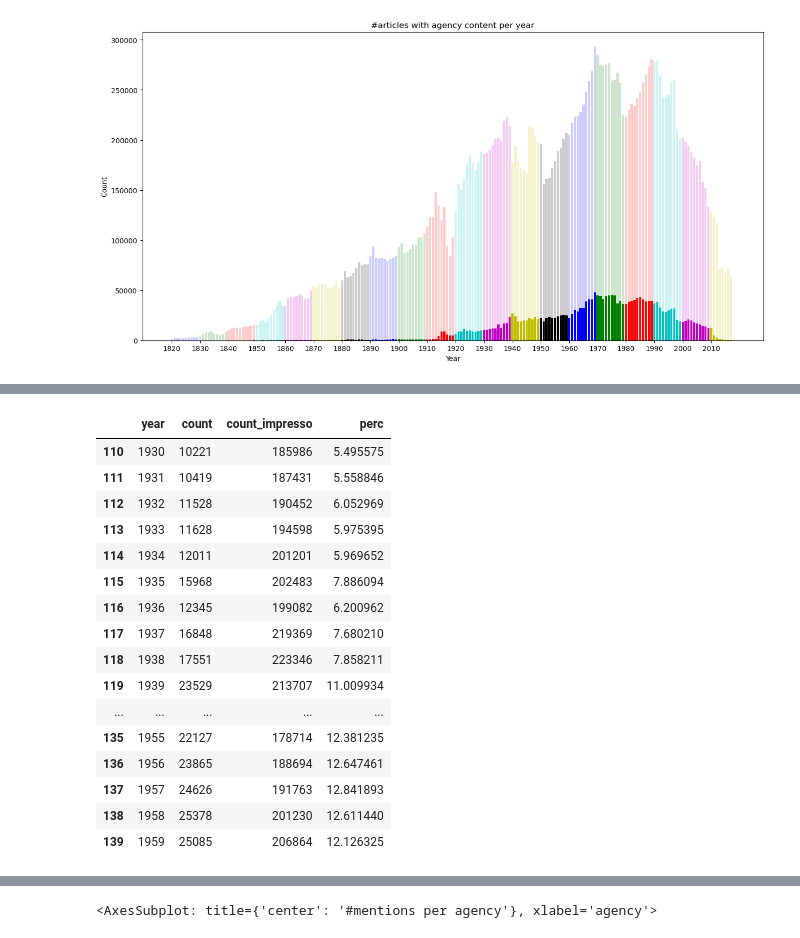
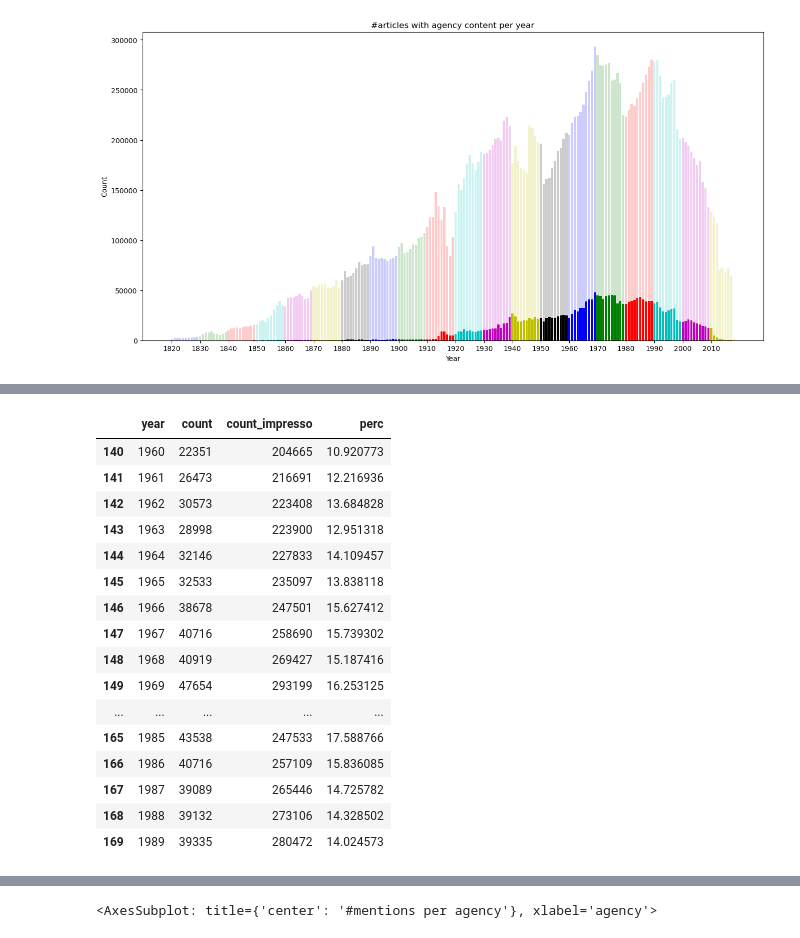
Before and after one commit to impresso/newsagency-classification, a Jupyter notebook: notebooks/4_analysis/descriptive_analysis.ipynb, the cells around one changed output, grey strips where cells are left out. Cells and saved outputs as stored; diff of their text form; code cells hidden in the pictures.

```diff
--- a/notebooks/4_analysis/descriptive_analysis.ipynb
+++ b/notebooks/4_analysis/descriptive_analysis.ipynb
@@ -8,6 +10,5 @@ from collections import Counter
+# %%
+data_path = "data/"
+output_path = "data/"
 # %% [markdown]
 ## Import Data
-# %%
-data_path = "../na_mentions_final/"
-data_folders = sorted([folder for folder in os.listdir(data_path)])
-output_path = "data/"
@@ -154,3 +15,11 @@ articles.head()
+# %%
+mentions_fr = pd.read_pickle(data_path + "mentions_fr.pkl")
+mentions_de = pd.read_pickle(data_path + 'mentions_de.pkl')
+mentions_all = pd.concat([mentions_fr, mentions_de])
+
+articles_fr = pd.read_pickle(data_path + "articles_fr.pkl")
+articles_de = pd.read_pickle(data_path + 'articles_de.pkl')
+articles = pd.concat([articles_fr, articles_de])
 # %%
 #divide by country
 mentions_ch = mentions_all[mentions_all['country'] == 'CH']
@@ -277,20 +183,20 @@ plt.show()
 # %%
-stats_per_year[stats_per_year['year'].isin(list(range(1930, 1960)))]
+stats_per_year[stats_per_year['year'].isin(list(range(1960, 1990)))]
 # %% [output]
 |  | year | count | count_impresso | perc |
-| 110 | 1930 | 10221 | 185986 | 5.495575 |
-| 111 | 1931 | 10419 | 187431 | 5.558846 |
-| 112 | 1932 | 11528 | 190452 | 6.052969 |
-| 113 | 1933 | 11628 | 194598 | 5.975395 |
-| 114 | 1934 | 12011 | 201201 | 5.969652 |
-| 115 | 1935 | 15968 | 202483 | 7.886094 |
-| 116 | 1936 | 12345 | 199082 | 6.200962 |
-| 117 | 1937 | 16848 | 219369 | 7.680210 |
-| 118 | 1938 | 17551 | 223346 | 7.858211 |
-| 119 | 1939 | 23529 | 213707 | 11.009934 |
+| 140 | 1960 | 22351 | 204665 | 10.920773 |
+| 141 | 1961 | 26473 | 216691 | 12.216936 |
+| 142 | 1962 | 30573 | 223408 | 13.684828 |
+| 143 | 1963 | 28998 | 223900 | 12.951318 |
+| 144 | 1964 | 32146 | 227833 | 14.109457 |
+| 145 | 1965 | 32533 | 235097 | 13.838118 |
+| 146 | 1966 | 38678 | 247501 | 15.627412 |
+| 147 | 1967 | 40716 | 258690 | 15.739302 |
+| 148 | 1968 | 40919 | 269427 | 15.187416 |
+| 149 | 1969 | 47654 | 293199 | 16.253125 |
 | ... | ... | ... | ... | ... |
-| 135 | 1955 | 22127 | 178714 | 12.381235 |
-| 136 | 1956 | 23865 | 188694 | 12.647461 |
-| 137 | 1957 | 24626 | 191763 | 12.841893 |
-| 138 | 1958 | 25378 | 201230 | 12.611440 |
-| 139 | 1959 | 25085 | 206864 | 12.126325 |
+| 165 | 1985 | 43538 | 247533 | 17.588766 |
+| 166 | 1986 | 40716 | 257109 | 15.836085 |
+| 167 | 1987 | 39089 | 265446 | 14.725782 |
+| 168 | 1988 | 39132 | 273106 | 14.328502 |
+| 169 | 1989 | 39335 | 280472 | 14.024573 |
```
Also changed, not shown: parts of 46 cells of this notebook, 4 other files.
